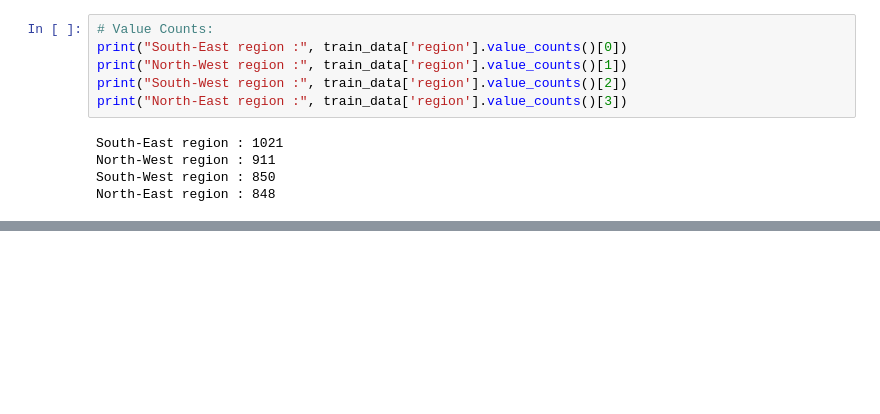
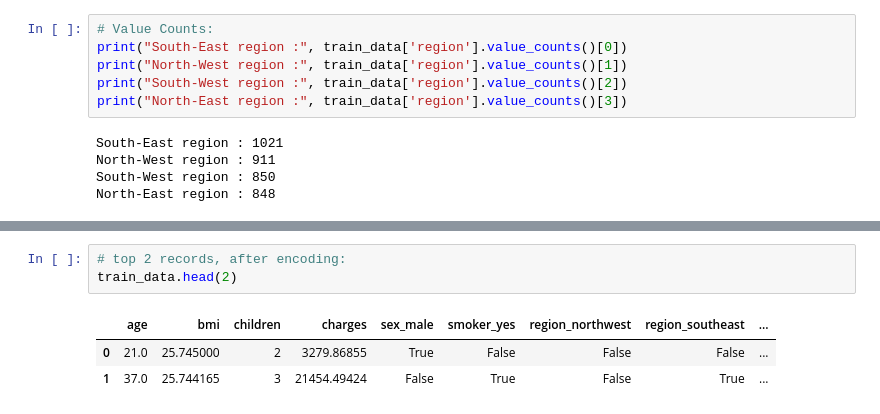
Before and after one commit to vrinda0115/Medicalinsurancecostprediction, a Jupyter notebook: main.ipynb, the cells around one changed output, grey strips where cells are left out. Cells and saved outputs as stored; diff of their text form; blank space fills up the shorter version.

```diff
--- a/main.ipynb
+++ b/main.ipynb
@@ -169,0 +196,7 @@ North-East region : 848
+# %%
+# top 2 records, after encoding:
+train_data.head(2)
+# %% [output]
+|  | age | bmi | children | charges | sex_male | smoker_yes | region_northwest | region_southeast | ... |
+| 0 | 21.0 | 25.745000 | 2 | 3279.86855 | True | False | False | False | ... |
+| 1 | 37.0 | 25.744165 | 3 | 21454.49424 | False | True | False | True | ... |
```
Also changed, not shown: parts of 14 cells of this notebook, 1 other file.
